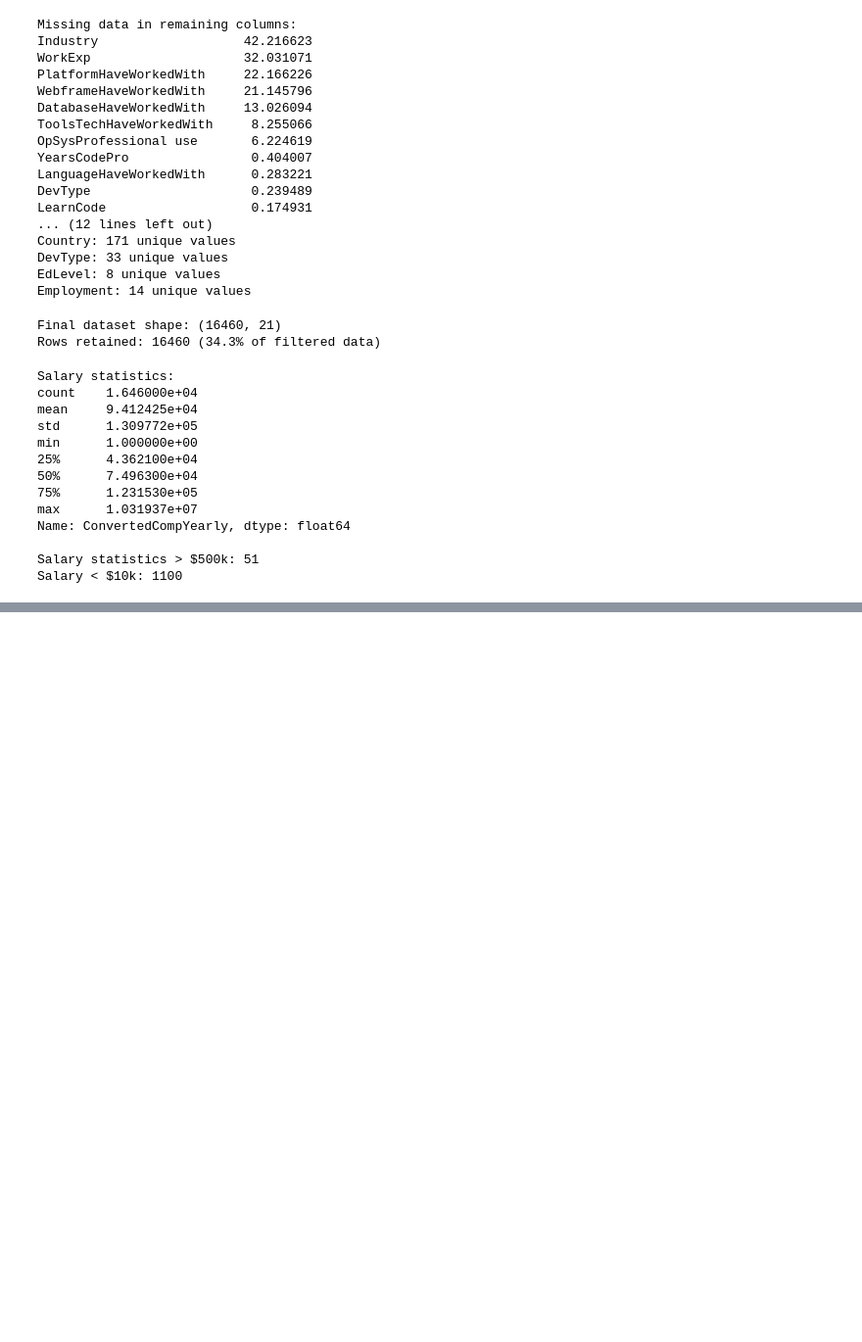
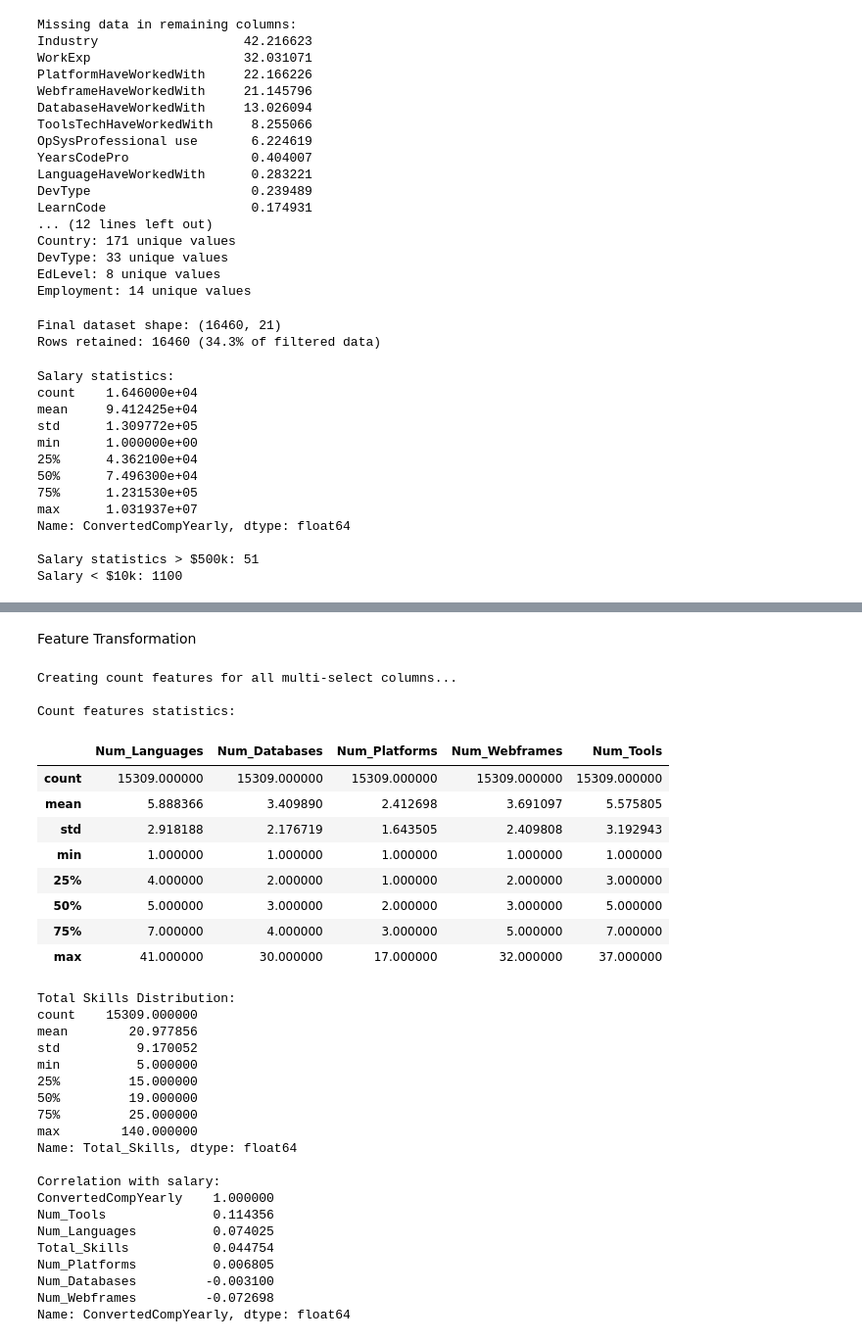
Before and after one commit to Kanjerih/Stack-Overflow-Survey, a Jupyter notebook: Stack-Overflow-Survey.ipynb, the cells around one changed output, grey strips where cells are left out. Shown at 98% size. Cells and saved outputs as stored; diff of their text form; code cells hidden in the pictures; blank space fills up the shorter version.

```diff
--- a/Stack-Overflow-Survey.ipynb
+++ b/Stack-Overflow-Survey.ipynb
@@ -156,0 +235,74 @@ Salary < $10k: 1100
+# %% [markdown]
+Feature Transformation
+# %%
+# Count features for all tech stack columns
+print("Creating count features for all multi-select columns...")
+
+# Languages
+df_model['Num_Languages']=df_model['LanguageHaveWorkedWith'].str.count(';') + 1
+
+# Databases
+df_model['Num_Databases']=df_model['DatabaseHaveWorkedWith'].str.count(';') + 1
+
+#Platforms
+df_model['Num_Platforms']=df_model['PlatformHaveWorkedWith'].str.count(';') + 1
+
+# Webframeworks
+df_model['Num_Webframes']=df_model['WebframeHaveWorkedWith'].str.count(';') + 1
+
+#Tools/Tech
+df_model['Num_Tools']=df_model['ToolsTechHaveWorkedWith'].str.count(';') + 1
+
+#Check the new features
+print("\nCount features statistics:")
+count_cols=['Num_Languages', 'Num_Databases', 'Num_Platforms', 'Num_Webframes', 'Num_Tools']
+display(df_model[count_cols].describe())
+
+#Create a "Total skills" feature
+df_model['Total_Skills']=(
+    df_model['Num_languages']+
+    df_model['Num_Databases']+
+    df_model['Num_Platforms']+
+    df_model['Num_Webframes']+
+    df_model['Num_Tools'])
+
+print("\nTotal Skills Distribution:")
+print(df_model['Total_Skills'].describe())
+
+#Quick correlation check with salary
+print("\nCorrelation with salary:")
+correlation_data=df_model[count_cols + ['Total_Skills', 'ConvertedCompYearly']].corr()['ConvertedCompYearly'].sort_values(ascending=False)
+print(correlation_data)
+# %% [output]
+Creating count features for all multi-select columns...
+
+Count features statistics:
+|  | Num_Languages | Num_Databases | Num_Platforms | Num_Webframes | Num_Tools |
+| count | 15309.000000 | 15309.000000 | 15309.000000 | 15309.000000 | 15309.000000 |
+| mean | 5.888366 | 3.409890 | 2.412698 | 3.691097 | 5.575805 |
+| std | 2.918188 | 2.176719 | 1.643505 | 2.409808 | 3.192943 |
+| min | 1.000000 | 1.000000 | 1.000000 | 1.000000 | 1.000000 |
+| 25% | 4.000000 | 2.000000 | 1.000000 | 2.000000 | 3.000000 |
+| 50% | 5.000000 | 3.000000 | 2.000000 | 3.000000 | 5.000000 |
+| 75% | 7.000000 | 4.000000 | 3.000000 | 5.000000 | 7.000000 |
+| max | 41.000000 | 30.000000 | 17.000000 | 32.000000 | 37.000000 |
+Total Skills Distribution:
+count    15309.000000
+mean        20.977856
+std          9.170052
+min          5.000000
+25%         15.000000
+50%         19.000000
+75%         25.000000
+max        140.000000
+Name: Total_Skills, dtype: float64
+
+Correlation with salary:
+ConvertedCompYearly    1.000000
+Num_Tools              0.114356
+Num_Languages          0.074025
+Total_Skills           0.044754
+Num_Platforms          0.006805
+Num_Databases         -0.003100
+Num_Webframes         -0.072698
+Name: ConvertedCompYearly, dtype: float64
```
Also changed, not shown: parts of 2 cells of this notebook, 1 other file.
